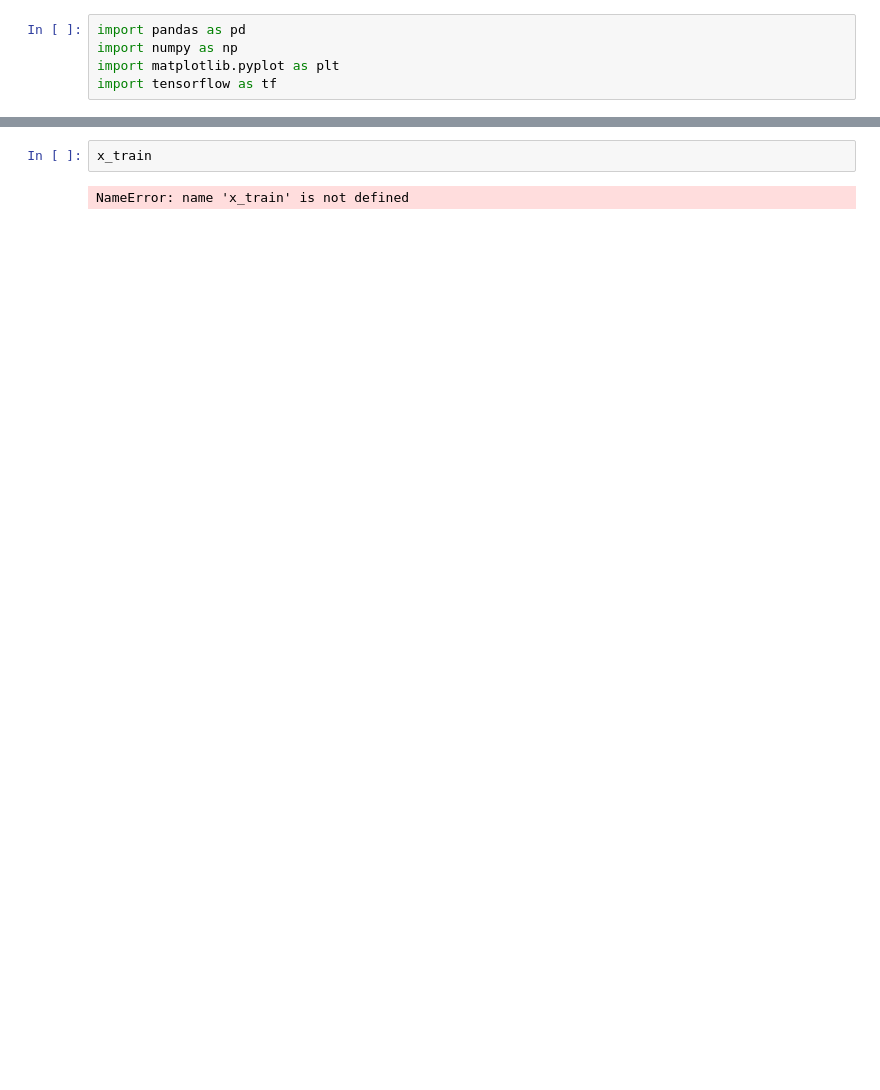
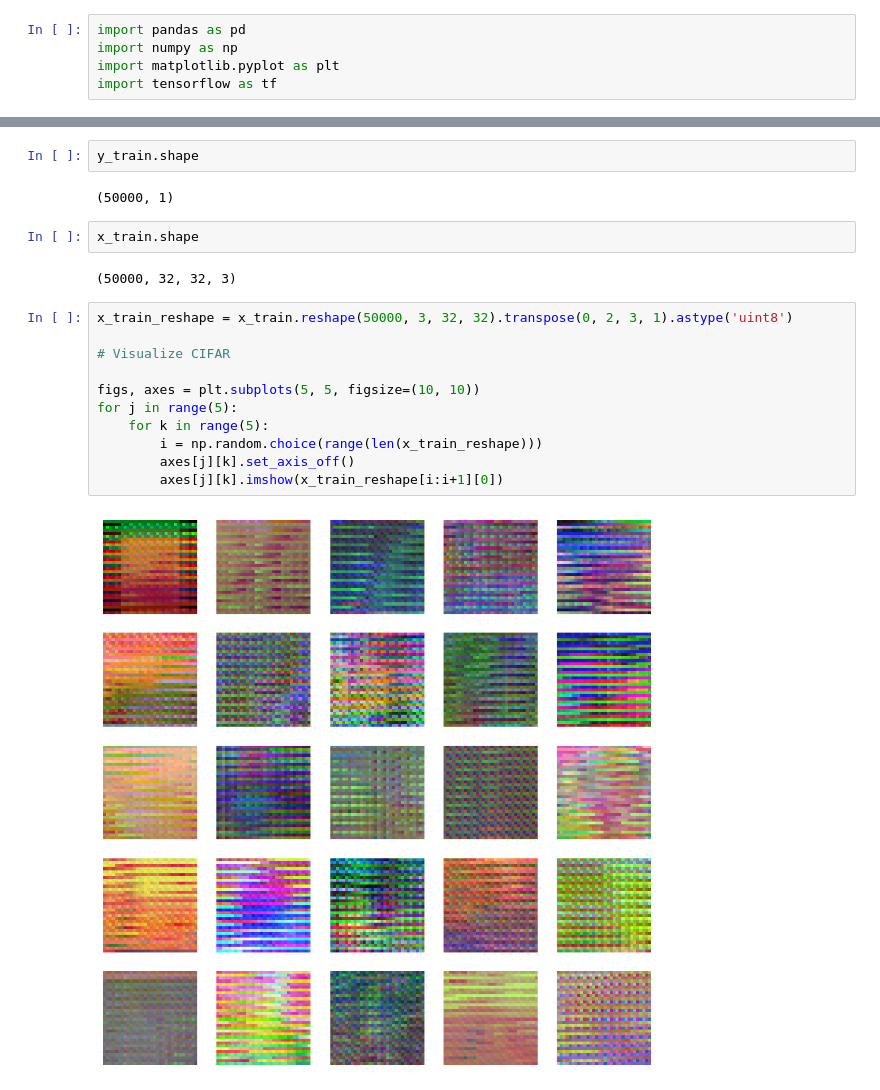
Before and after one commit to daridq/neural_network_trial, a Jupyter notebook: neural_network.ipynb, the cells around one changed output, grey strips where cells are left out. Cells and saved outputs as stored; diff of their text form; blank space fills up the shorter version.

```diff
--- a/neural_network.ipynb
+++ b/neural_network.ipynb
@@ -16,6 +16,23 @@ Downloading data from https://www.cs.toronto.edu/~kriz/cifar-10-python.tar.gz
 (50000, 32, 32, 3)
 (50000, 1)
+# %%
+y_train.shape
+# %% [output]
+(50000, 1)
 # %%
-x_train
+x_train.shape
 # %% [output]
-NameError: name 'x_train' is not defined
+(50000, 32, 32, 3)
+# %%
+x_train_reshape = x_train.reshape(50000, 3, 32, 32).transpose(0, 2, 3, 1).astype('uint8')
+
+# Visualize CIFAR
+
+figs, axes = plt.subplots(5, 5, figsize=(10, 10))
+for j in range(5):
+    for k in range(5):
+        i = np.random.choice(range(len(x_train_reshape)))
+        axes[j][k].set_axis_off()
+        axes[j][k].imshow(x_train_reshape[i:i+1][0])
+# %% [output]
+[figure, added]
```
Also changed, not shown: parts of 1 cell of this notebook.
